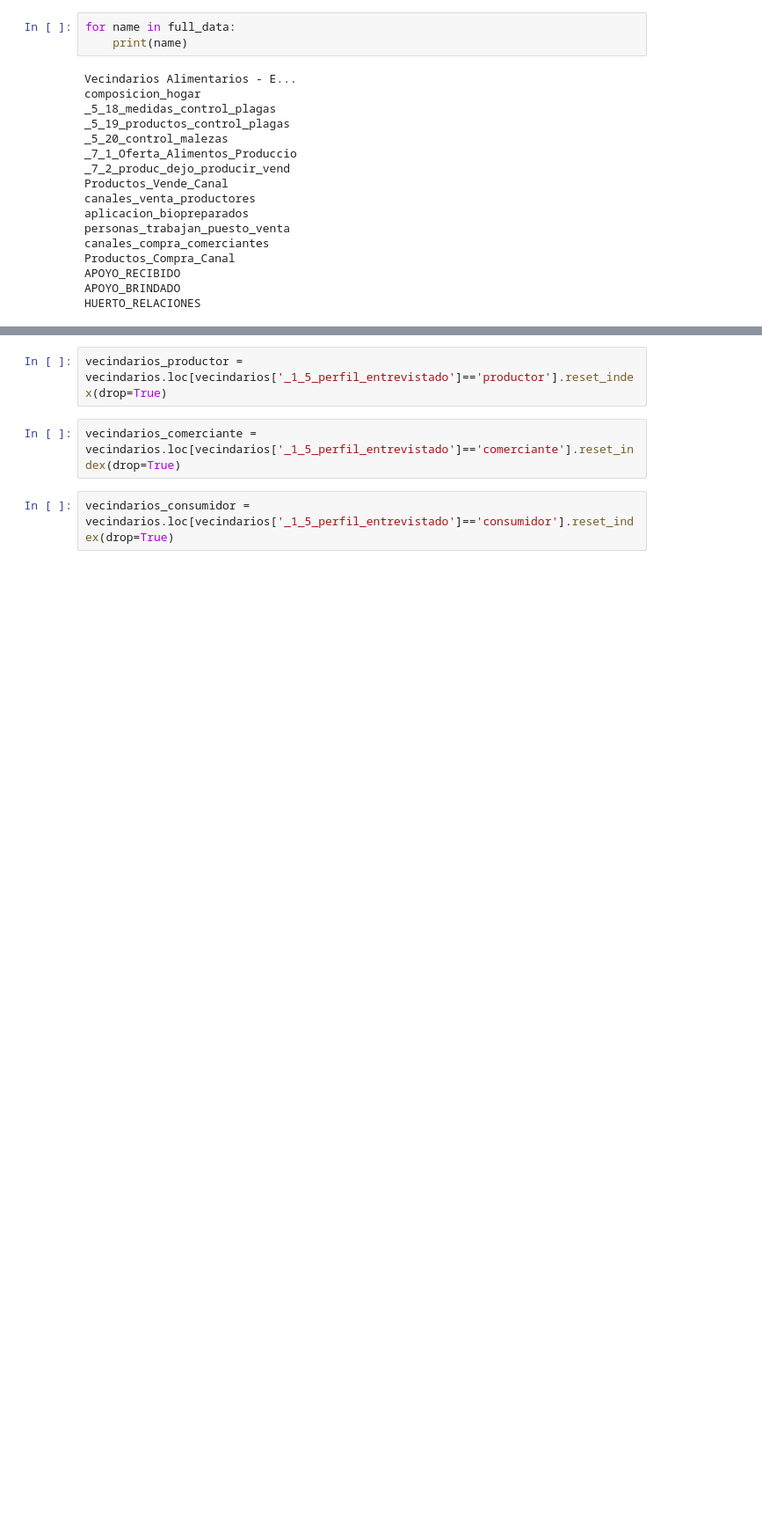
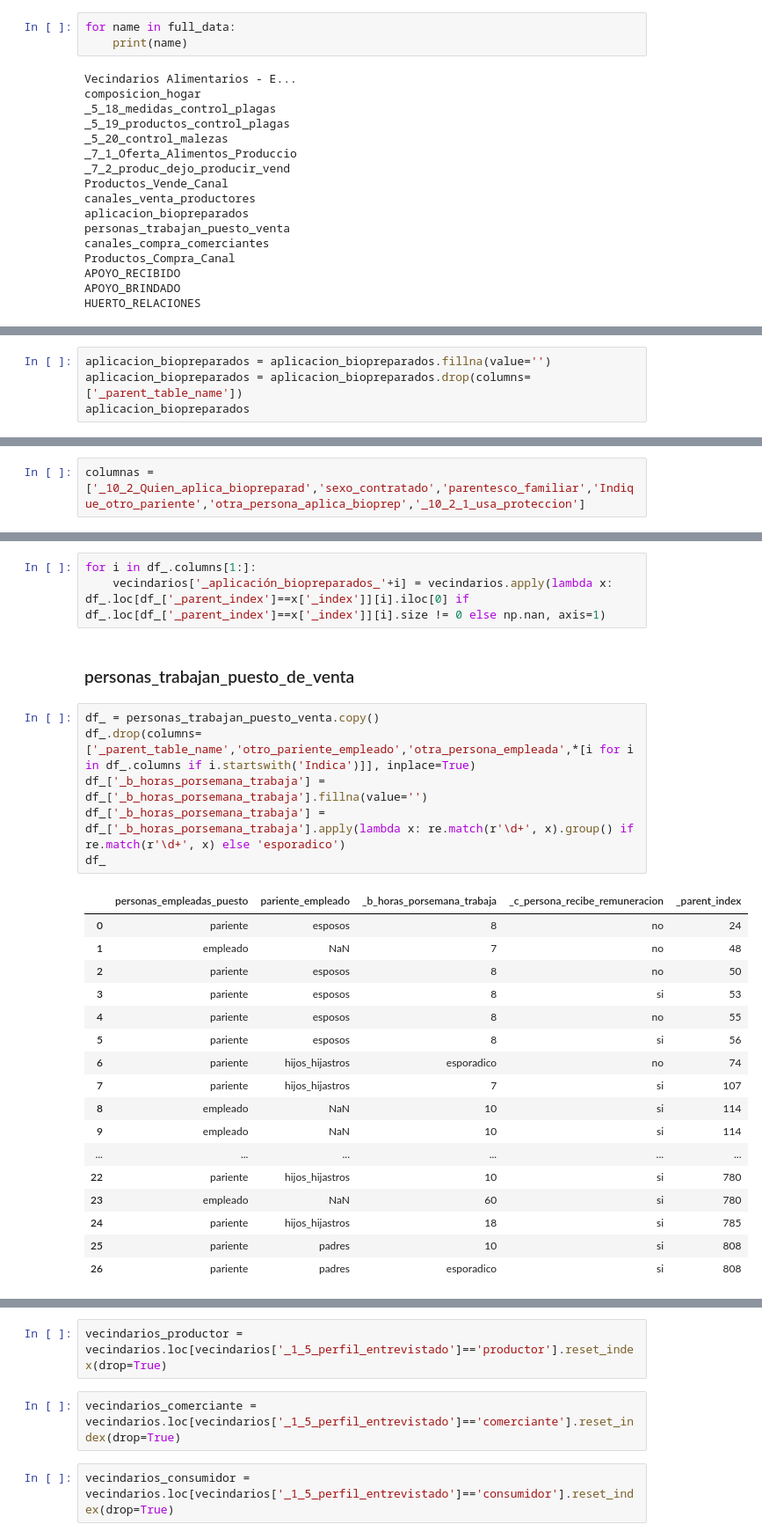
Before and after one commit to Claudio9701/proyecto-foodhub-lima, a Jupyter notebook: inputs/encuesta_principal/Limpieza_datos_agrupaciones.ipynb, the cells around one changed output, grey strips where cells are left out. Shown at 88% size. Drawn from its saved outputs; the diff is of its cells as text; blank space fills up the shorter version.

```diff
--- a/inputs/encuesta_principal/Limpieza_datos_agrupaciones.ipynb
+++ b/inputs/encuesta_principal/Limpieza_datos_agrupaciones.ipynb
@@ -62,0 +474,4 @@ pd.merge(left=vecindarios, right=composicion_hogar, left_on='_index', right_on='
+# %%
+aplicacion_biopreparados = aplicacion_biopreparados.fillna(value='')
+aplicacion_biopreparados = aplicacion_biopreparados.drop(columns=['_parent_table_name'])
+aplicacion_biopreparados
@@ -62,0 +492,2 @@ pd.merge(left=vecindarios, right=composicion_hogar, left_on='_index', right_on='
+# %%
+columnas = ['_10_2_Quien_aplica_biopreparad','sexo_contratado','parentesco_familiar','Indique_otro_pariente','otra_persona_aplica_bioprep','_10_2_1_usa_proteccion']
@@ -62,0 +512,29 @@ pd.merge(left=vecindarios, right=composicion_hogar, left_on='_index', right_on='
+# %%
+for i in df_.columns[1:]:
+    vecindarios['_aplicación_biopreparados_'+i] = vecindarios.apply(lambda x: df_.loc[df_['_parent_index']==x['_index']][i].iloc[0] if df_.loc[df_['_parent_index']==x['_index']][i].size != 0 else np.nan, axis=1)
+# %% [markdown]
+### personas_trabajan_puesto_de_venta
+# %%
+df_ = personas_trabajan_puesto_venta.copy()
+df_.drop(columns=['_parent_table_name','otro_pariente_empleado','otra_persona_empleada',*[i for i in df_.columns if i.startswith('Indica')]], inplace=True)
+df_['_b_horas_porsemana_trabaja'] = df_['_b_horas_porsemana_trabaja'].fillna(value='')
+df_['_b_horas_porsemana_trabaja'] = df_['_b_horas_porsemana_trabaja'].apply(lambda x: re.match(r'\d+', x).group() if re.match(r'\d+', x) else 'esporadico')
+df_
+# %% [output]
+|  | personas_empleadas_puesto | pariente_empleado | _b_horas_porsemana_trabaja | _c_persona_recibe_remuneracion | _parent_index |
+| 0 | pariente | esposos | 8 | no | 24 |
+| 1 | empleado | NaN | 7 | no | 48 |
+| 2 | pariente | esposos | 8 | no | 50 |
+| 3 | pariente | esposos | 8 | si | 53 |
+| 4 | pariente | esposos | 8 | no | 55 |
+| 5 | pariente | esposos | 8 | si | 56 |
+| 6 | pariente | hijos_hijastros | esporadico | no | 74 |
+| 7 | pariente | hijos_hijastros | 7 | si | 107 |
+| 8 | empleado | NaN | 10 | si | 114 |
+| 9 | empleado | NaN | 10 | si | 114 |
+| ... | ... | ... | ... | ... | ... |
+| 22 | pariente | hijos_hijastros | 10 | si | 780 |
+| 23 | empleado | NaN | 60 | si | 780 |
+| 24 | pariente | hijos_hijastros | 18 | si | 785 |
+| 25 | pariente | padres | 10 | si | 808 |
+| 26 | pariente | padres | esporadico | si | 808 |
```
Also changed, not shown: parts of 70 cells of this notebook, 1 other file.
